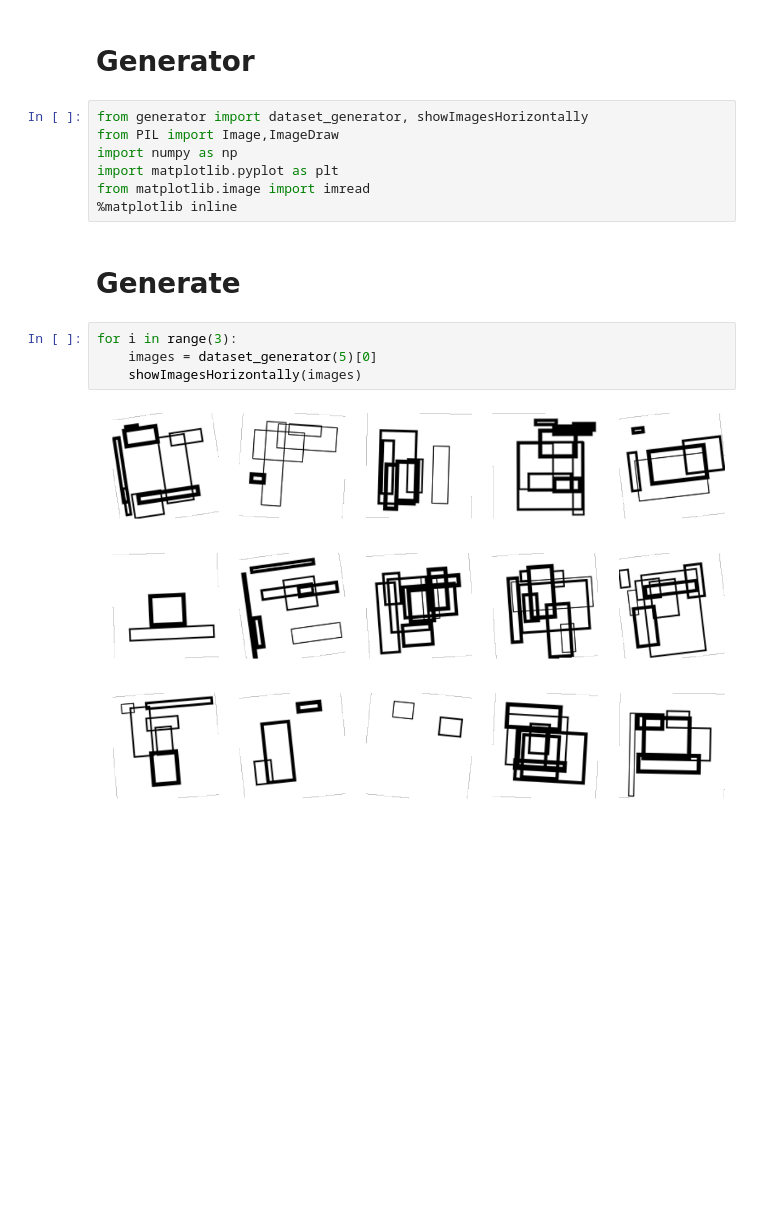
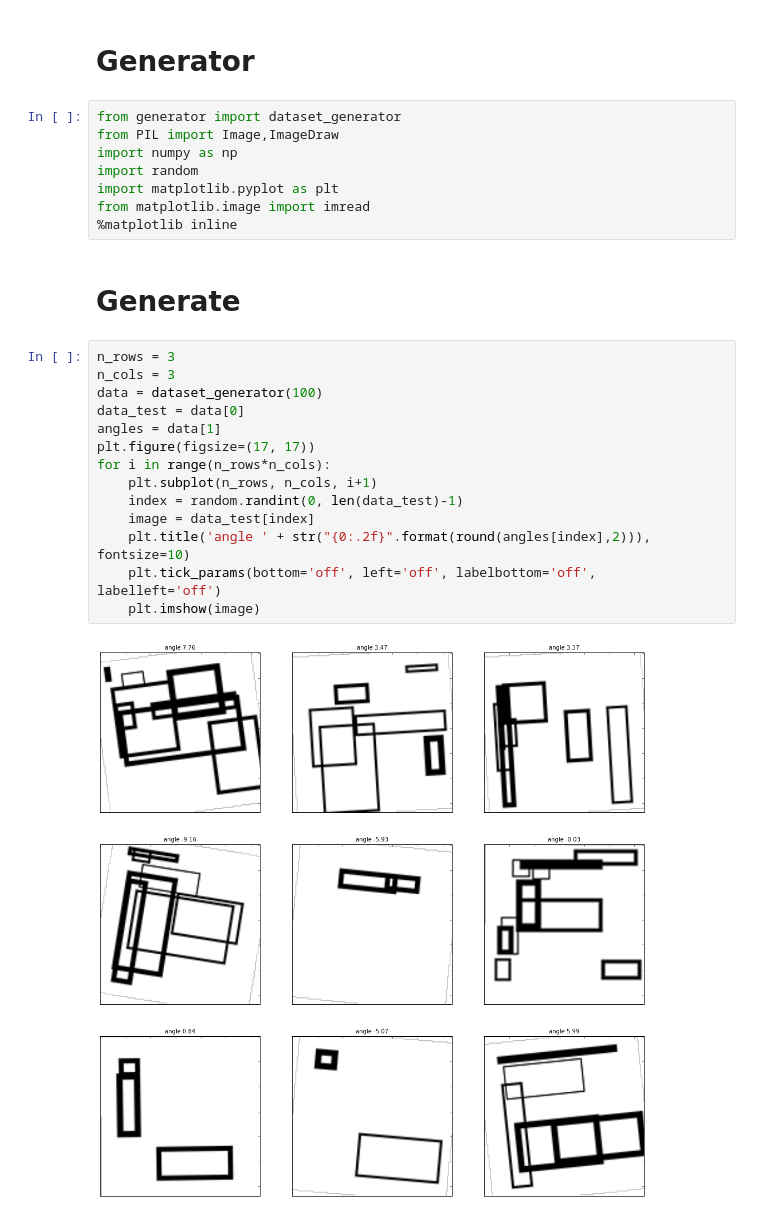
Before and after one commit to GrKirill/Rotation-angle-prediction, a Jupyter notebook: Generator.ipynb, the cells around one changed output. Saved outputs shown, nothing was run; the diff lists cells and outputs as text; blank space fills up the shorter version.

```diff
--- a/Generator.ipynb
+++ b/Generator.ipynb
@@ -1,19 +1,28 @@
 # %% [markdown]
 # Generator
 # %%
-from generator import dataset_generator, showImagesHorizontally
+from generator import dataset_generator
 from PIL import Image,ImageDraw
 import numpy as np
+import random
 import matplotlib.pyplot as plt
 from matplotlib.image import imread
 %matplotlib inline
 # %% [markdown]
 # Generate
-# %%
-for i in range(3):
-    images = dataset_generator(5)[0]
-    showImagesHorizontally(images)
-# %% [output]
-[figure, removed]
-[figure, removed]
-[figure, removed]
+# %%
+n_rows = 3
+n_cols = 3
+data = dataset_generator(100)
+data_test = data[0]
+angles = data[1]
+plt.figure(figsize=(17, 17))
+for i in range(n_rows*n_cols):
+    plt.subplot(n_rows, n_cols, i+1)
+    index = random.randint(0, len(data_test)-1)
+    image = data_test[index]
+    plt.title('angle ' + str("{0:.2f}".format(round(angles[index],2))), fontsize=10)
+    plt.tick_params(bottom='off', left='off', labelbottom='off', labelleft='off')
+    plt.imshow(image)
+# %% [output]
+[figure, added]
```
